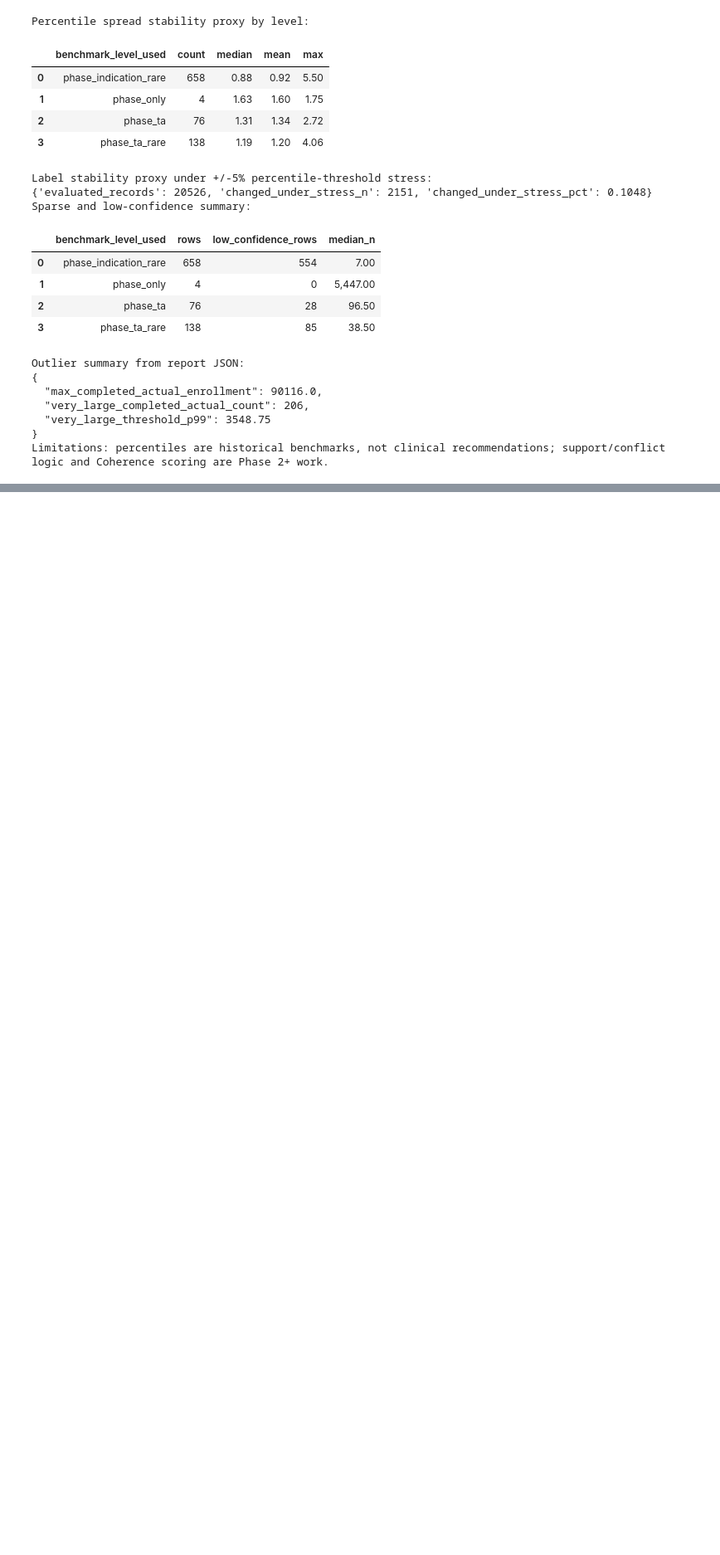
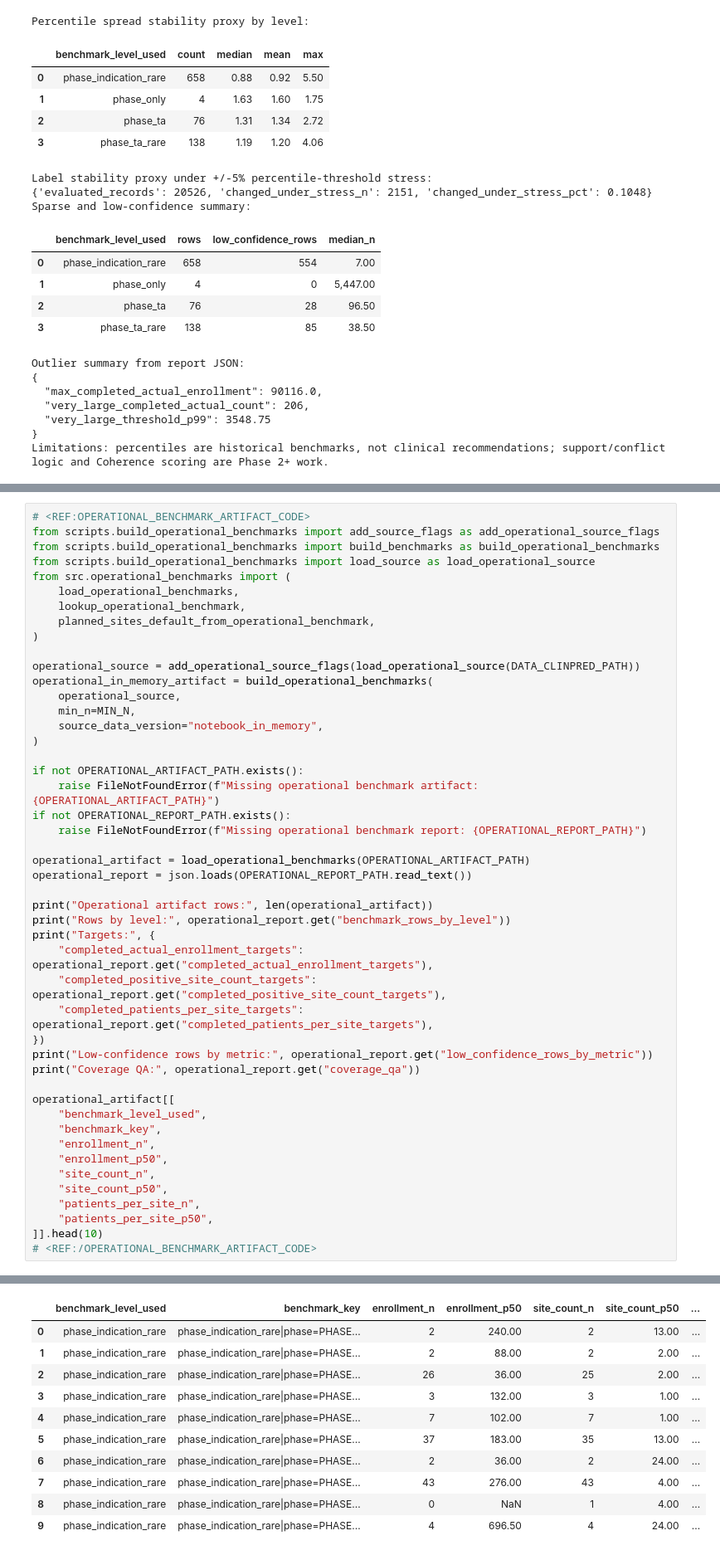
Before and after one commit to delaunan/clintrialpredict, a Jupyter notebook: notebooks/estimation.ipynb, the cells around one changed output, grey strips where cells are left out. Shown at 83% size. Cells and saved outputs as stored; diff of their text form; blank space fills up the shorter version.

Commit message:
Implement operational benchmark artifact

```diff
--- a/notebooks/estimation.ipynb
+++ b/notebooks/estimation.ipynb
@@ -979,0 +1312,48 @@ Limitations: percentiles are historical benchmarks, not clinical recommendations
+# %%
+# <REF:OPERATIONAL_BENCHMARK_ARTIFACT_CODE>
+from scripts.build_operational_benchmarks import add_source_flags as add_operational_source_flags
+from scripts.build_operational_benchmarks import build_benchmarks as build_operational_benchmarks
+from scripts.build_operational_benchmarks import load_source as load_operational_source
+from src.operational_benchmarks import (
+    load_operational_benchmarks,
+    lookup_operational_benchmark,
+    planned_sites_default_from_operational_benchmark,
+)
+
+operational_source = add_operational_source_flags(load_operational_source(DATA_CLINPRED_PATH))
+operational_in_memory_artifact = build_operational_benchmarks(
+    operational_source,
+    min_n=MIN_N,
+    source_data_version="notebook_in_memory",
+)
+
+if not OPERATIONAL_ARTIFACT_PATH.exists():
+    raise FileNotFoundError(f"Missing operational benchmark artifact: {OPERATIONAL_ARTIFACT_PATH}")
+if not OPERATIONAL_REPORT_PATH.exists():
+    raise FileNotFoundError(f"Missing operational benchmark report: {OPERATIONAL_REPORT_PATH}")
+
+operational_artifact = load_operational_benchmarks(OPERATIONAL_ARTIFACT_PATH)
+operational_report = json.loads(OPERATIONAL_REPORT_PATH.read_text())
+
+print("Operational artifact rows:", len(operational_artifact))
+print("Rows by level:", operational_report.get("benchmark_rows_by_level"))
+print("Targets:", {
+    "completed_actual_enrollment_targets": operational_report.get("completed_actual_enrollment_targets"),
+    "completed_positive_site_count_targets": operational_report.get("completed_positive_site_count_targets"),
+    "completed_patients_per_site_targets": operational_report.get("completed_patients_per_site_targets"),
+})
+print("Low-confidence rows by metric:", operational_report.get("low_confidence_rows_by_metric"))
+print("Coverage QA:", operational_report.get("coverage_qa"))
+
+operational_artifact[[
+    "benchmark_level_used",
+    "benchmark_key",
+    "enrollment_n",
+    "enrollment_p50",
+    "site_count_n",
+    "site_count_p50",
+    "patients_per_site_n",
+    "patients_per_site_p50",
+]].head(10)
+# <REF:/OPERATIONAL_BENCHMARK_ARTIFACT_CODE>
+# %% [output]
@@ -979,0 +1365,11 @@ Limitations: percentiles are historical benchmarks, not clinical recommendations
+|  | benchmark_level_used | benchmark_key | enrollment_n | enrollment_p50 | site_count_n | site_count_p50 | ... |
+| 0 | phase_indication_rare | phase_indication_rare|phase=PHASE... | 2 | 240.00 | 2 | 13.00 | ... |
+| 1 | phase_indication_rare | phase_indication_rare|phase=PHASE... | 2 | 88.00 | 2 | 2.00 | ... |
+| 2 | phase_indication_rare | phase_indication_rare|phase=PHASE... | 26 | 36.00 | 25 | 2.00 | ... |
+| 3 | phase_indication_rare | phase_indication_rare|phase=PHASE... | 3 | 132.00 | 3 | 1.00 | ... |
+| 4 | phase_indication_rare | phase_indication_rare|phase=PHASE... | 7 | 102.00 | 7 | 1.00 | ... |
+| 5 | phase_indication_rare | phase_indication_rare|phase=PHASE... | 37 | 183.00 | 35 | 13.00 | ... |
+| 6 | phase_indication_rare | phase_indication_rare|phase=PHASE... | 2 | 36.00 | 2 | 24.00 | ... |
+| 7 | phase_indication_rare | phase_indication_rare|phase=PHASE... | 43 | 276.00 | 43 | 4.00 | ... |
+| 8 | phase_indication_rare | phase_indication_rare|phase=PHASE... | 0 | NaN | 1 | 4.00 | ... |
+| 9 | phase_indication_rare | phase_indication_rare|phase=PHASE... | 4 | 696.50 | 4 | 24.00 | ... |
```
Also changed, not shown: parts of 19 cells of this notebook, 9 other files.
